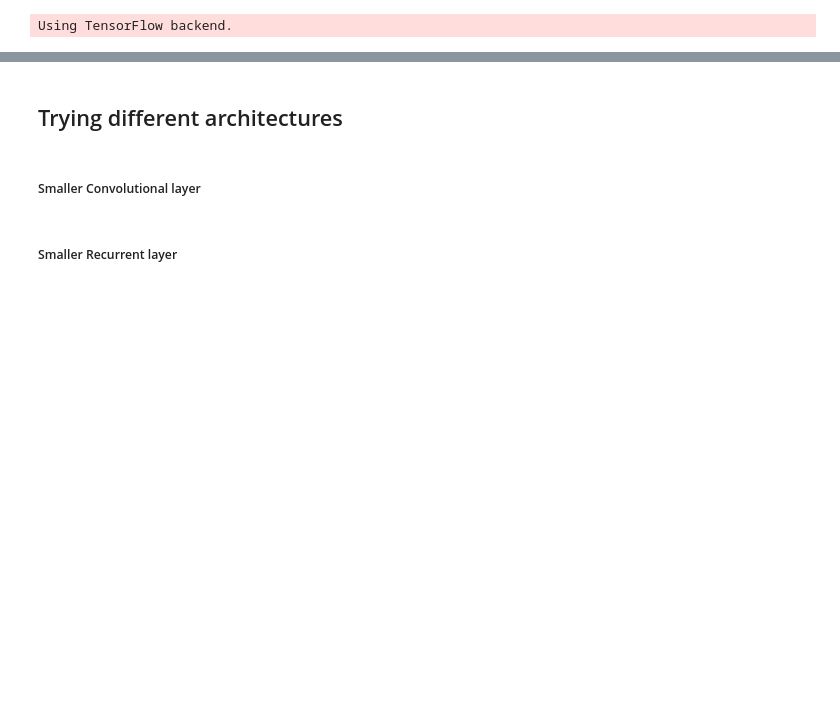
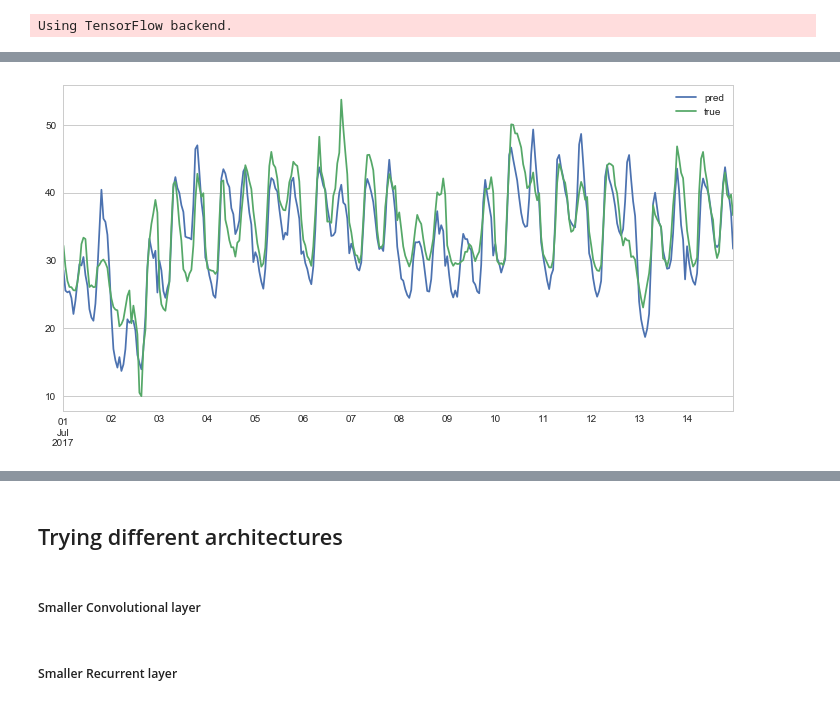
Before and after one commit to Octiembre80/DA-electricity-price-forecasting, a Jupyter notebook: timeseries_model.ipynb, the cells around one changed output, grey strips where cells are left out. Saved outputs shown, nothing was run; the diff lists cells and outputs as text; code cells hidden in the pictures; blank space fills up the shorter version.

```diff
--- a/timeseries_model.ipynb
+++ b/timeseries_model.ipynb
@@ -352,0 +324,4 @@ results.plot(figsize=(12, 6))
+# %%
+results.loc['2017-07':'2017-07-14'].plot(figsize=(12, 6));
+# %% [output]
+[figure, added]
```
Also changed, not shown: parts of 85 cells of this notebook, 6 other files.
